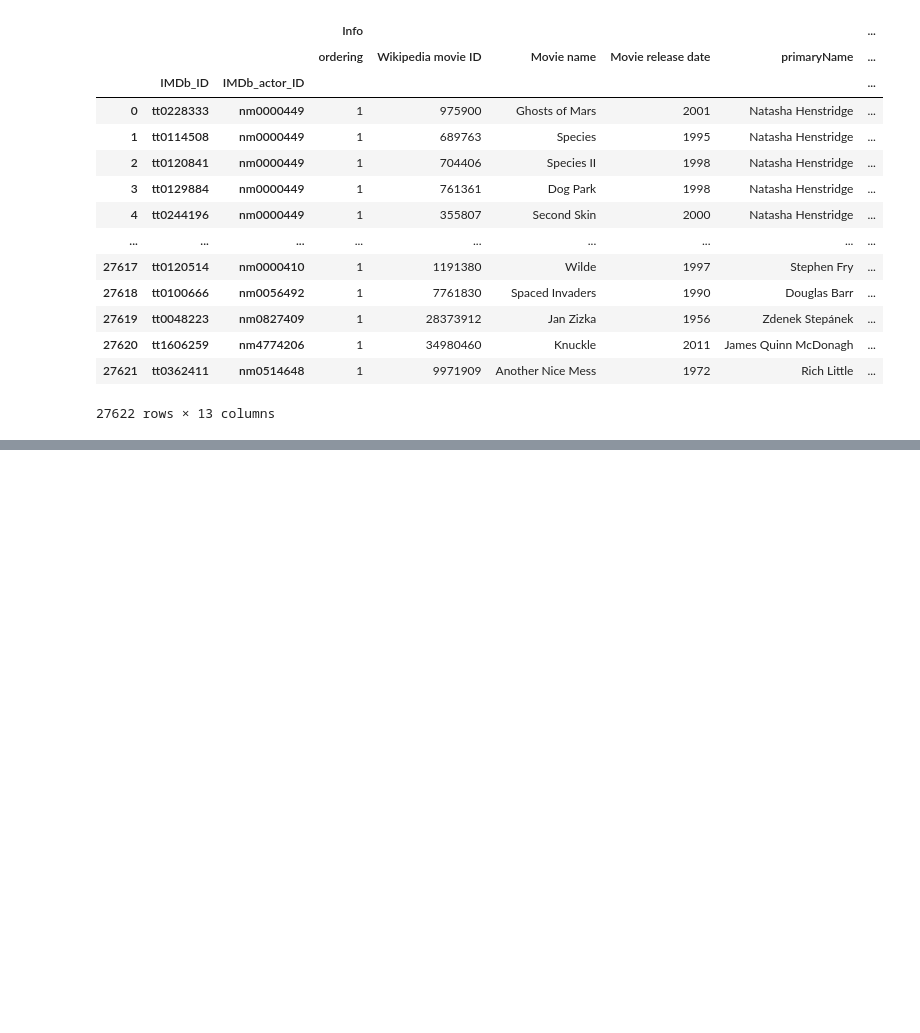
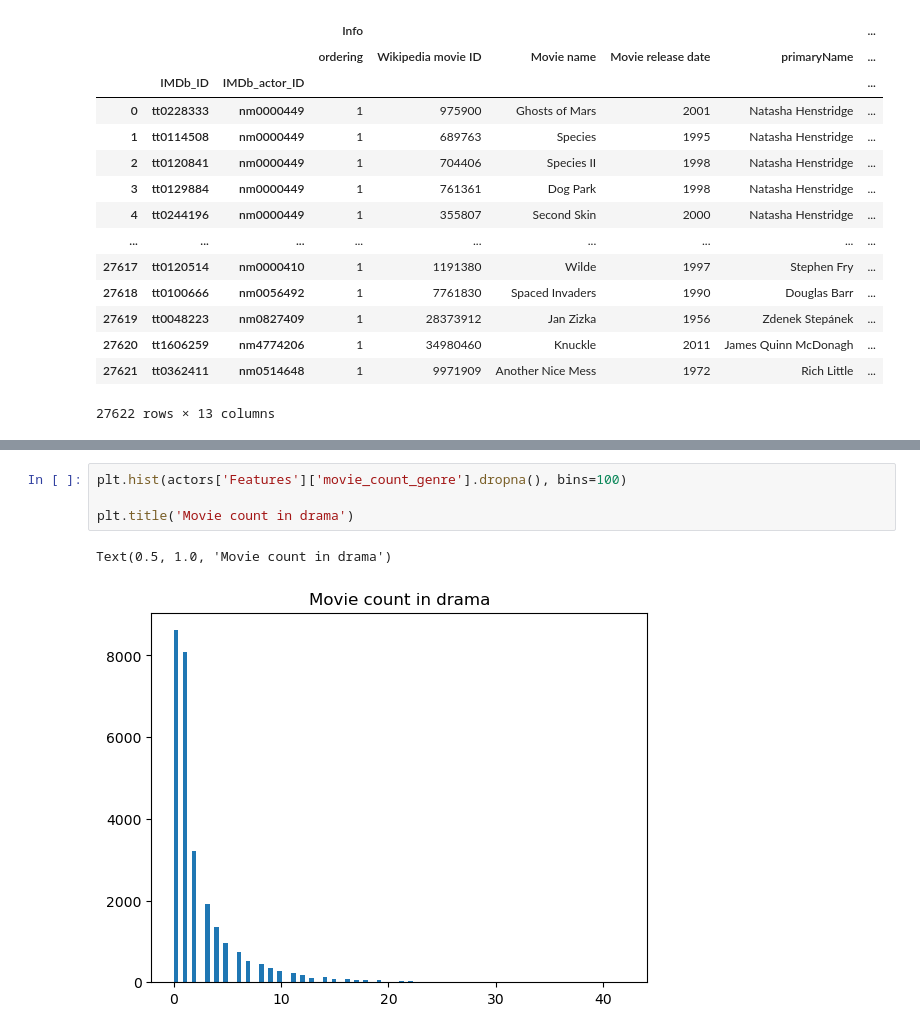
Before and after one commit to epfl-ada/ada-2023-project-dromadaire, a Jupyter notebook: ModeAnal.ipynb, the cells around one changed output, grey strips where cells are left out. Saved outputs shown, nothing was run; the diff lists cells and outputs as text; blank space fills up the shorter version.

```diff
--- a/ModeAnal.ipynb
+++ b/ModeAnal.ipynb
@@ -50,0 +65,7 @@ actors
+# %%
+plt.hist(actors['Features']['movie_count_genre'].dropna(), bins=100)
+
+plt.title('Movie count in drama')
+# %% [output]
+Text(0.5, 1.0, 'Movie count in drama')
+[figure, added]
```
Also changed, not shown: parts of 9 cells of this notebook.
